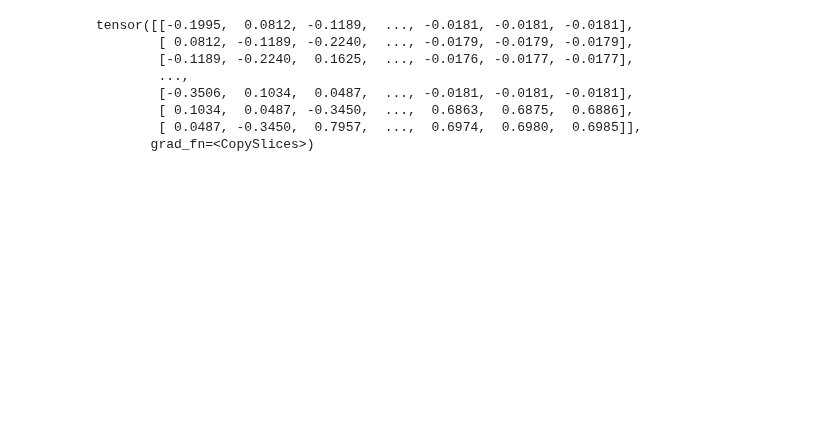
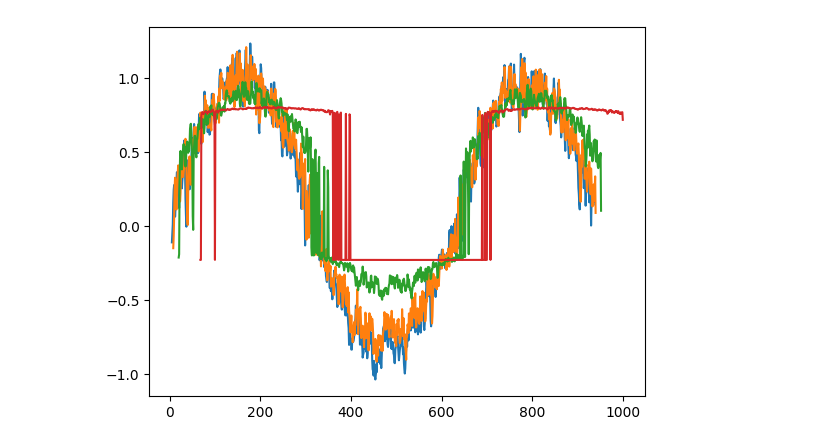
Before and after one commit to Waitmeplea/dl_learning, a Jupyter notebook: dplearning_second_part/limu_dplearning/8_序列模型.ipynb, the cells around one changed output. Saved outputs shown, nothing was run; the diff lists cells and outputs as text; code cells hidden in the pictures; blank space fills up the shorter version.

```diff
--- a/dplearning_second_part/limu_dplearning/8_序列模型.ipynb
+++ b/dplearning_second_part/limu_dplearning/8_序列模型.ipynb
@@ -116,13 +119,9 @@ for i in range(tau):
 for i in range(tau, tau + max_steps):
     features[:, i] = net(features[:, i - tau:i]).reshape(-1)
 # %%
-features
+steps = (1, 4, 16, 64)
+for i in steps:
+    plt.plot(time[tau + i - 1: T - max_steps + i].detach().numpy(),
+             features[:, (tau + i - 1)].detach().numpy())
 # %% [output]
-tensor([[-0.1995,  0.0812, -0.1189,  ..., -0.0181, -0.0181, -0.0181],
-        [ 0.0812, -0.1189, -0.2240,  ..., -0.0179, -0.0179, -0.0179],
-        [-0.1189, -0.2240,  0.1625,  ..., -0.0176, -0.0177, -0.0177],
-        ...,
-        [-0.3506,  0.1034,  0.0487,  ..., -0.0181, -0.0181, -0.0181],
-        [ 0.1034,  0.0487, -0.3450,  ...,  0.6863,  0.6875,  0.6886],
-        [ 0.0487, -0.3450,  0.7957,  ...,  0.6974,  0.6980,  0.6985]],
-       grad_fn=<CopySlices>)
+[figure, added]
```
Also changed, not shown: parts of 8 cells of this notebook.
